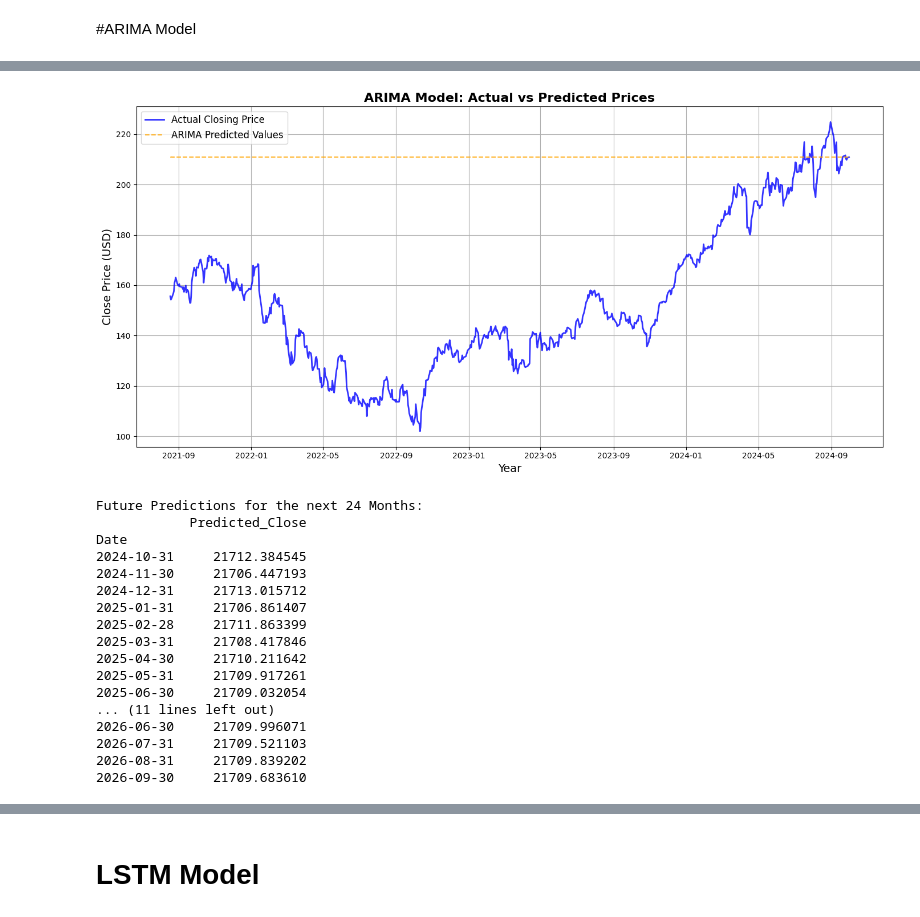
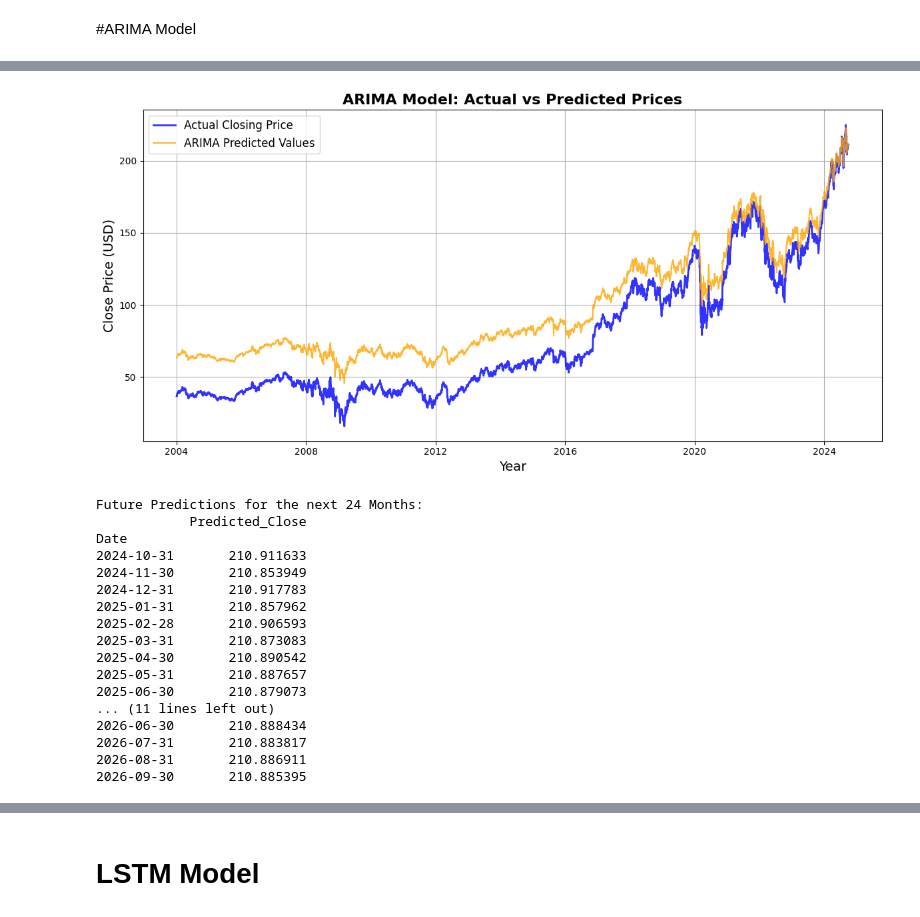
Before and after one commit to AnishTeku/DataScienceFinalProjet-JP-Morgan-forecasting-, a Jupyter notebook: 22013306_PROJECT_.ipynb, the cells around one changed output, grey strips where cells are left out. Saved outputs shown, nothing was run; the diff lists cells and outputs as text; code cells hidden in the pictures.

```diff
--- a/22013306_PROJECT_.ipynb
+++ b/22013306_PROJECT_.ipynb
@@ -210,28 +207,27 @@ from sklearn.metrics import mean_absolute_error, mean_squared_error, r2_score
 
 # Use the 'Close' column for ARIMA
 close_prices = data['Close']
+exog = features
 
 forecast_scaler = MinMaxScaler()
 forecast_scaler.fit(train_target.values.reshape(-1,1))
 
 # Find the optimal parameters using auto_arima
-auto_arima_model = auto_arima(close_prices, seasonal=False, stepwise=True, suppress_warnings=True, trace=True)
+auto_arima_model = auto_arima(close_prices, exog= exog, seasonal=False, stepwise=True, suppress_warnings=True, trace=True)
 optimal_order = auto_arima_model.order
 print(f"Optimal ARIMA Order: {optimal_order}")
 
 
 # Fit the ARIMA model
-arima_model = ARIMA(close_prices, order=optimal_order)
+arima_model = ARIMA(close_prices, order=optimal_order, exog= exog)
 arima_fit = arima_model.fit()
 
 # Forecast on test set
-test_forecast = arima_fit.forecast(steps=len(test_target))
+test_forecast = arima_fit.forecast(steps=len(test_target), exog = test_data)
 test_forecast_inversed = forecast_scaler.inverse_transform(test_forecast.values.reshape(-1, 1))
 
 # Evaluate model
 test_actual = forecast_scaler.inverse_transform(test_forecast.values.reshape(-1,1))
-#mae = np.mean(np.abs(test_target.values.reshape(-1,1) - test_forecast_inversed))
-#rmse = np.sqrt(np.mean((test_target.values.reshape(-1,1) - test_forecast_inversed)**2))
 mae = mean_absolute_error(test_target, test_forecast)
 rmse = np.sqrt(mean_squared_error(test_target, test_forecast))
 print(f"MAE: {mae}, RMSE: {rmse}")
@@ -244,17 +240,5 @@ r2 = r2_score(train_target, arima_fit.predict(start=0, end=train_target.index[-1
 print(f"Mean Absolute Error (MAE): {mae}")
 print(f"Root Mean Squared Error (RMSE): {rmse}")
 print(f"R-squared (R2): {r2}")
-
-# Plotting Actual vs Fitted Values for the ARIMA model
-plt.figure(figsize=(14, 7))
-plt.plot(test_target.index, test_target, label='Actual Closing Price', color='blue', alpha=0.8)
-plt.plot(test_target.index, test_forecast,  label='ARIMA Fitted Values', color='orange', linestyle='--', alpha=0.8)#arima_fit.predict(start=train_target.index[0], end=train_target.index[-1]),
-plt.title("ARIMA Model: Actual vs Fitted Values", fontsize=16, fontweight='bold')
-plt.xlabel("Year", fontsize=14)
-plt.ylabel("Close Price (USD)", fontsize=14)
-plt.legend(fontsize=12)
-plt.grid(True)
-plt.tight_layout()
-plt.show()
 # %% [output]
 Performing stepwise search to minimize aic
@@ -274,57 +261,53 @@ Performing stepwise search to minimize aic
 # %%
-import matplotlib.pyplot as plt
-
 # Generate predictions on the test data
-test_forecast = arima_fit.forecast(steps=len(test_target))
-
+test_forecast = arima_fit.forecast(steps=len(target), exog=features)
 # Plotting the Actual vs Predicted prices
-plt.figure(figsize=(14, 7))
-plt.plot(test_target.index, test_target, label='Actual Closing Price', color='blue', linewidth=2, alpha=0.8)
-plt.plot(test_target.index, test_forecast, label='ARIMA Predicted Values', color='orange', linestyle='--',  alpha=0.8)
+plt.figure(figsize=(12, 6))
+plt.plot(data.index, target, label='Actual Closing Price', color='blue', linewidth=2, alpha=0.8)
+plt.plot(data.index, test_forecast, label='ARIMA Predicted Values', color='orange',  alpha=0.8)
 plt.title("ARIMA Model: Actual vs Predicted Prices", fontsize=16, fontweight='bold')
 plt.xlabel("Year", fontsize=14)
 plt.ylabel("Close Price (USD)", fontsize=14)
 plt.legend(fontsize=12)
 plt.grid(True)
 plt.tight_layout()
 plt.show()
 # %% [output]
-[figure, old version]
+[figure, new version]
 # %%
 # Future Predictions for the next 24 months
 future_months = 24
-future_forecast = arima_fit.forecast(steps=future_months)
+#future_forecast = arima_fit.forecast(steps=future_months)
 
 # Generate future dates
 future_dates = pd.date_range(start=data.index[-1], periods=future_months + 1, freq='ME')[1:]
 
+future_predictions_df = pd.DataFrame({'Date': future_dates, 'Predicted_Close': future_forecast})
+future_predictions_df.set_index('Date', inplace=True)
+
 # Inverse transform future predictions to original scale
-future_predictions_inversed = forecast_scaler.inverse_transform(future_forecast.values.reshape(-1, 1))
-
-# Create a DataFrame for future predictions
-future_df = pd.DataFrame({'Date': future_dates, 'Predicted_Close': future_predictions_inversed.flatten()})
-future_df.set_index('Date', inplace=True)
+#future_predictions_inversed = forecast_scaler.inverse_transform(future_forecast.reshape(-1, 1))
 
 #print the predictions
 print("Future Predictions for the next 24 Months:")
-print(future_df)
+print(future_predictions_df)
 # %% [output]
 Future Predictions for the next 24 Months:
             Predicted_Close
 Date
-2024-10-31     21712.384545
-2024-11-30     21706.447193
-2024-12-31     21713.015712
-2025-01-31     21706.861407
-2025-02-28     21711.863399
-2025-03-31     21708.417846
-2025-04-30     21710.211642
-2025-05-31     21709.917261
-2025-06-30     21709.032054
+2024-10-31       210.911633
+2024-11-30       210.853949
+2024-12-31       210.917783
+2025-01-31       210.857962
+2025-02-28       210.906593
+2025-03-31       210.873083
+2025-04-30       210.890542
+2025-05-31       210.887657
+2025-06-30       210.879073
 ... (11 lines left out)
-2026-06-30     21709.996071
-2026-07-31     21709.521103
-2026-08-31     21709.839202
-2026-09-30     21709.683610
+2026-06-30       210.888434
+2026-07-31       210.883817
+2026-08-31       210.886911
+2026-09-30       210.885395
 # %%
 # Plotting the results
```
Also changed, not shown: parts of 30 cells of this notebook.
